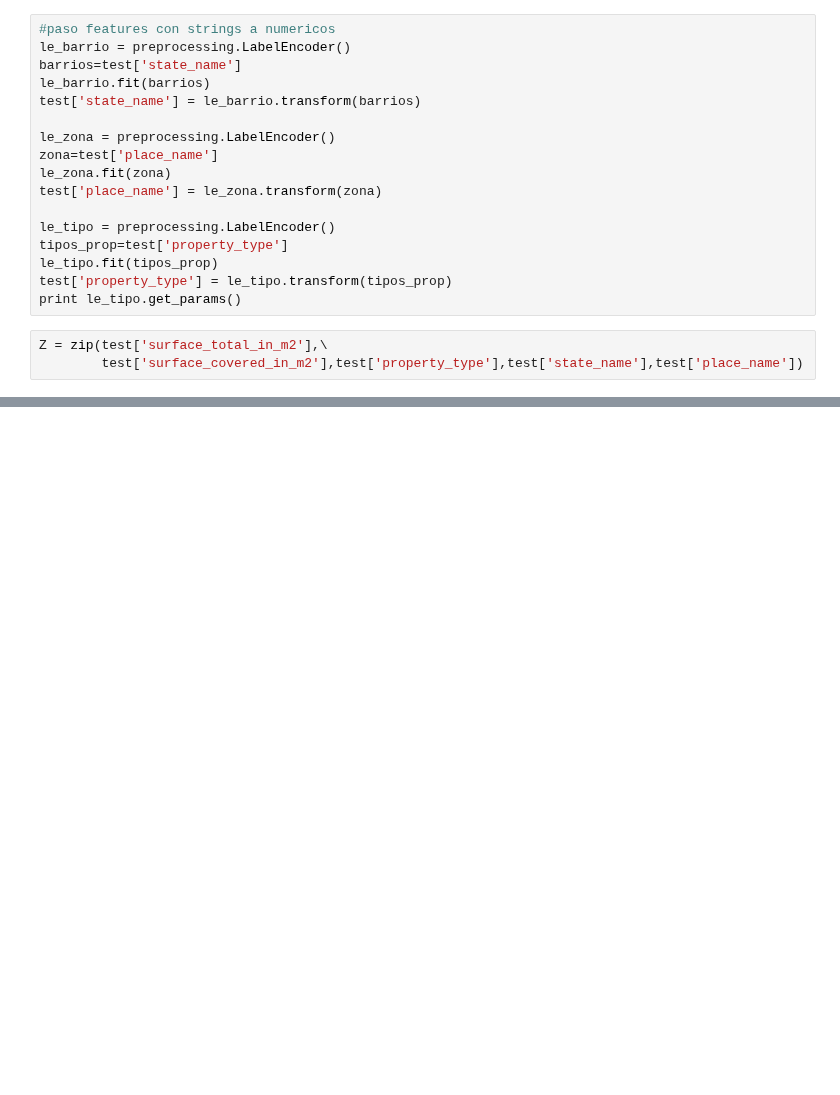
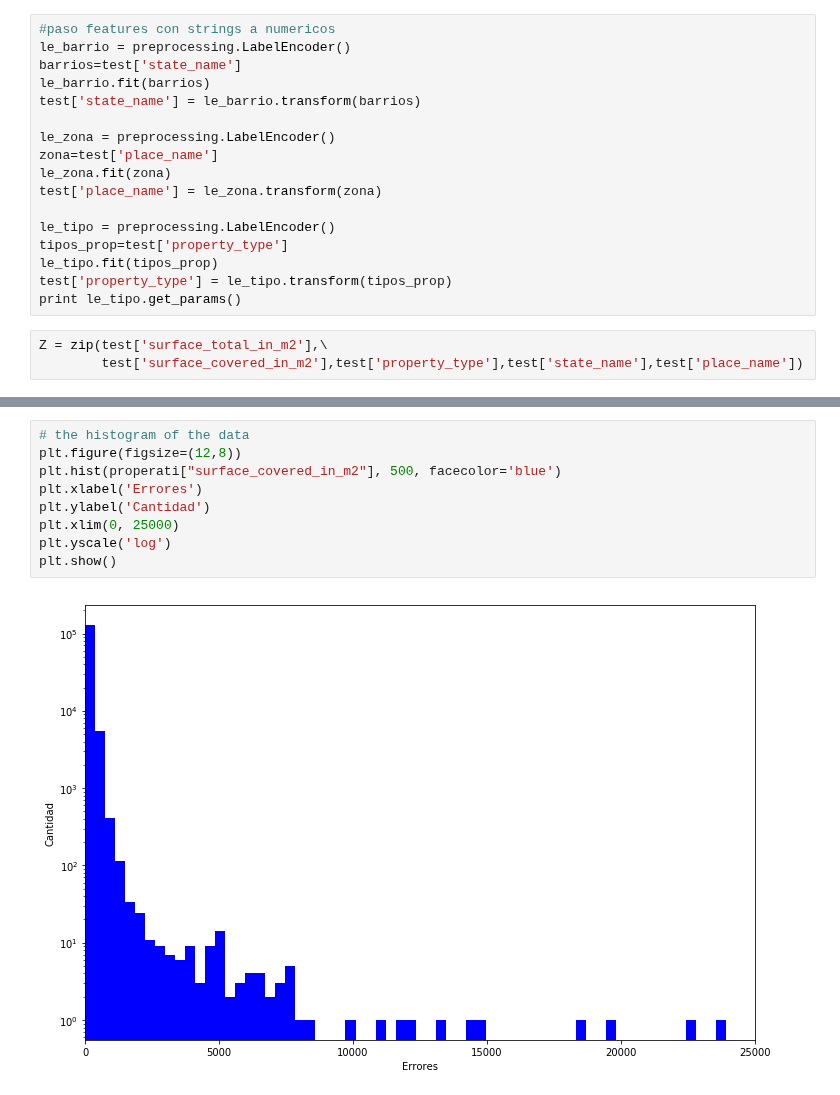
Before and after one commit to AlejandroDaneri/Machine-Learning-Properati, a Jupyter notebook: Random Forest.ipynb, the cells around one changed output, grey strips where cells are left out. Cells and saved outputs as stored; diff of their text form; blank space fills up the shorter version.

```diff
--- a/Random Forest.ipynb
+++ b/Random Forest.ipynb
@@ -512,0 +486,11 @@ Z = zip(test['surface_total_in_m2'],\
+# %%
+# the histogram of the data
+plt.figure(figsize=(12,8))
+plt.hist(properati["surface_covered_in_m2"], 500, facecolor='blue')
+plt.xlabel('Errores')
+plt.ylabel('Cantidad')
+plt.xlim(0, 25000)
+plt.yscale('log')
+plt.show()
+# %% [output]
+[figure, added]
```
Also changed, not shown: parts of 21 cells of this notebook, 2 other files.
